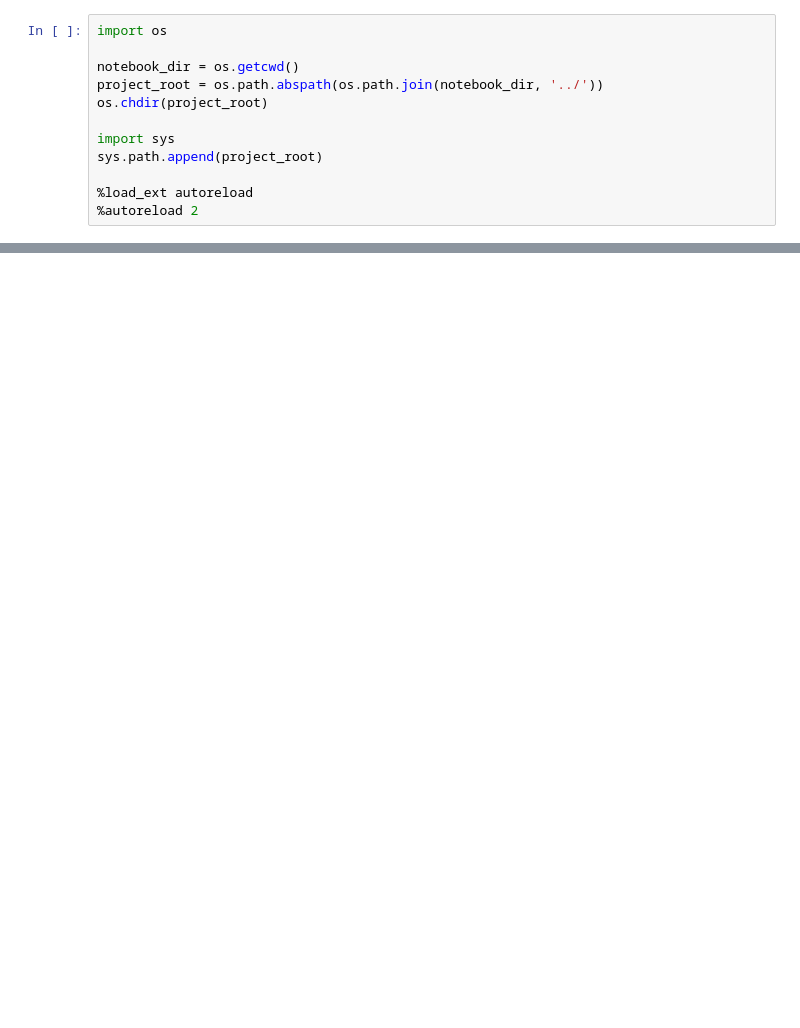
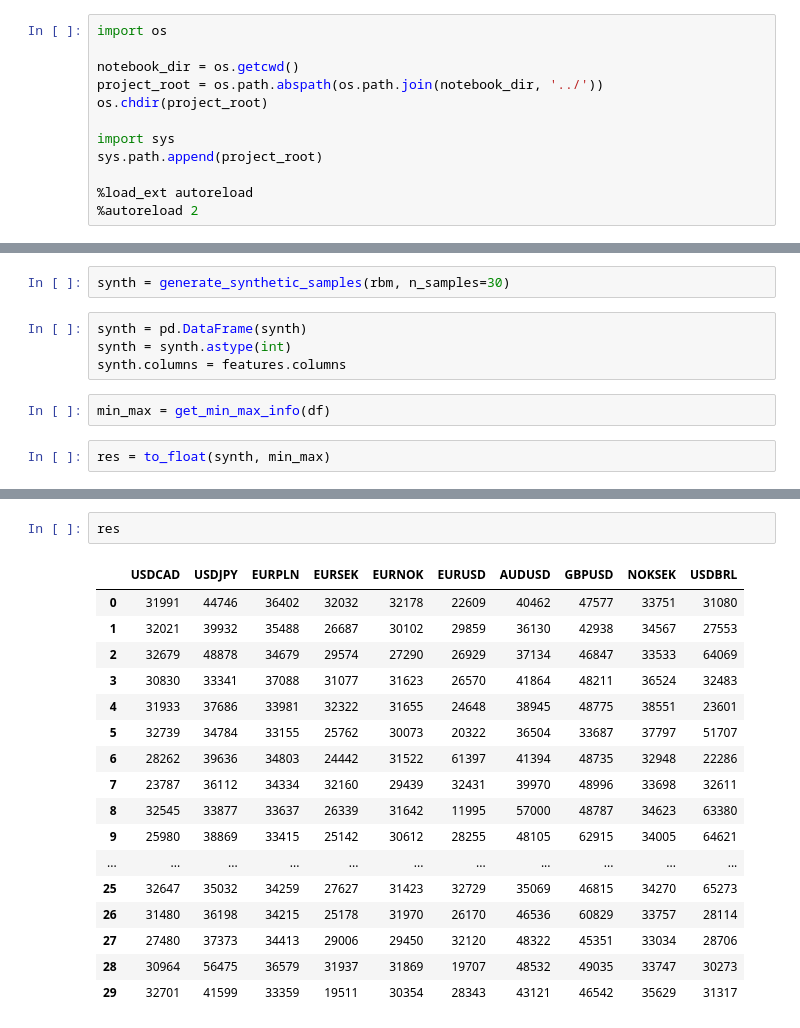
Before and after one commit to vtisserand/rbm, a Jupyter notebook: nbs/rbm.ipynb, the cells around one changed output, grey strips where cells are left out. Saved outputs shown, nothing was run; the diff lists cells and outputs as text; blank space fills up the shorter version.

Commit message:
feat: from binary to synthetic log returns

```diff
--- a/nbs/rbm.ipynb
+++ b/nbs/rbm.ipynb
@@ -29,0 +125,10 @@ df.plot()
+# %%
+synth = generate_synthetic_samples(rbm, n_samples=30)
+# %%
+synth = pd.DataFrame(synth)
+synth = synth.astype(int)
+synth.columns = features.columns
+# %%
+min_max = get_min_max_info(df)
+# %%
+res = to_float(synth, min_max)
@@ -29,0 +192,20 @@ df.plot()
+# %%
+res
+# %% [output]
+|  | USDCAD | USDJPY | EURPLN | EURSEK | EURNOK | EURUSD | AUDUSD | GBPUSD | NOKSEK | USDBRL |
+| 0 | 31991 | 44746 | 36402 | 32032 | 32178 | 22609 | 40462 | 47577 | 33751 | 31080 |
+| 1 | 32021 | 39932 | 35488 | 26687 | 30102 | 29859 | 36130 | 42938 | 34567 | 27553 |
+| 2 | 32679 | 48878 | 34679 | 29574 | 27290 | 26929 | 37134 | 46847 | 33533 | 64069 |
+| 3 | 30830 | 33341 | 37088 | 31077 | 31623 | 26570 | 41864 | 48211 | 36524 | 32483 |
+| 4 | 31933 | 37686 | 33981 | 32322 | 31655 | 24648 | 38945 | 48775 | 38551 | 23601 |
+| 5 | 32739 | 34784 | 33155 | 25762 | 30073 | 20322 | 36504 | 33687 | 37797 | 51707 |
+| 6 | 28262 | 39636 | 34803 | 24442 | 31522 | 61397 | 41394 | 48735 | 32948 | 22286 |
+| 7 | 23787 | 36112 | 34334 | 32160 | 29439 | 32431 | 39970 | 48996 | 33698 | 32611 |
+| 8 | 32545 | 33877 | 33637 | 26339 | 31642 | 11995 | 57000 | 48787 | 34623 | 63380 |
+| 9 | 25980 | 38869 | 33415 | 25142 | 30612 | 28255 | 48105 | 62915 | 34005 | 64621 |
+| ... | ... | ... | ... | ... | ... | ... | ... | ... | ... | ... |
+| 25 | 32647 | 35032 | 34259 | 27627 | 31423 | 32729 | 35069 | 46815 | 34270 | 65273 |
+| 26 | 31480 | 36198 | 34215 | 25178 | 31970 | 26170 | 46536 | 60829 | 33757 | 28114 |
+| 27 | 27480 | 37373 | 34413 | 29006 | 29450 | 32120 | 48322 | 45351 | 33034 | 28706 |
+| 28 | 30964 | 56475 | 36579 | 31937 | 31869 | 19707 | 48532 | 49035 | 33747 | 30273 |
+| 29 | 32701 | 41599 | 33359 | 19511 | 30354 | 28343 | 43121 | 46542 | 35629 | 31317 |
```
Also changed, not shown: parts of 19 cells of this notebook, 2 other files.
